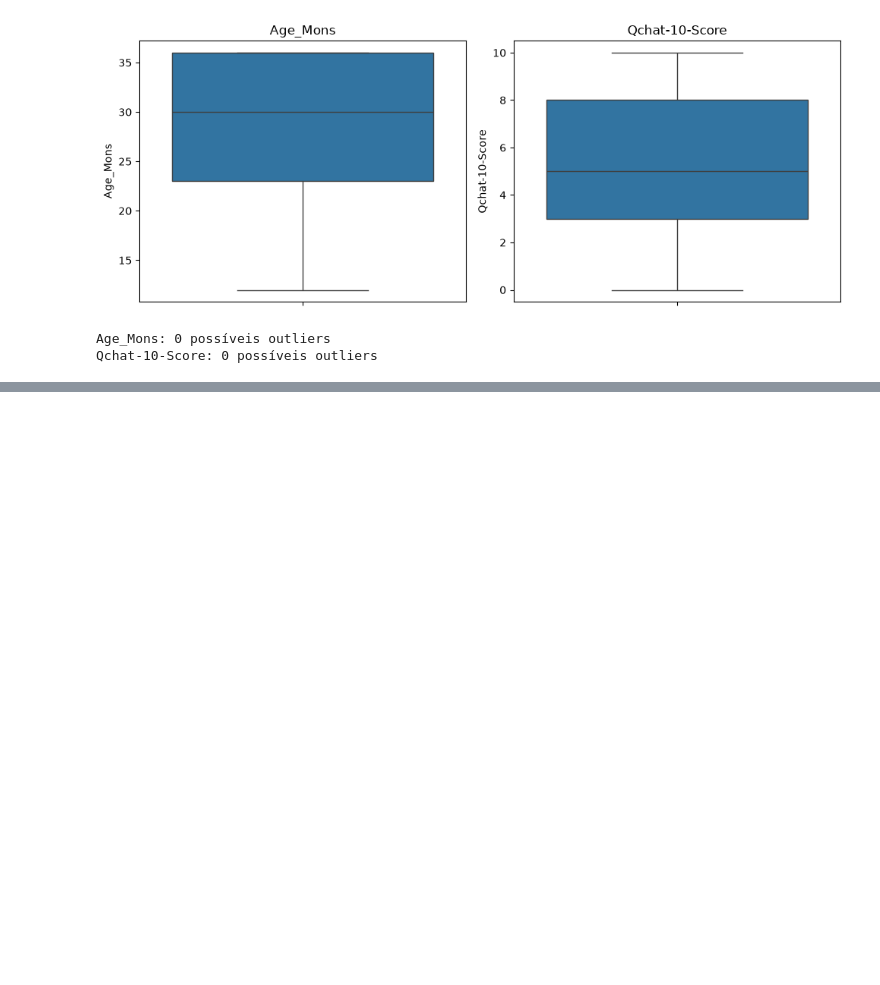
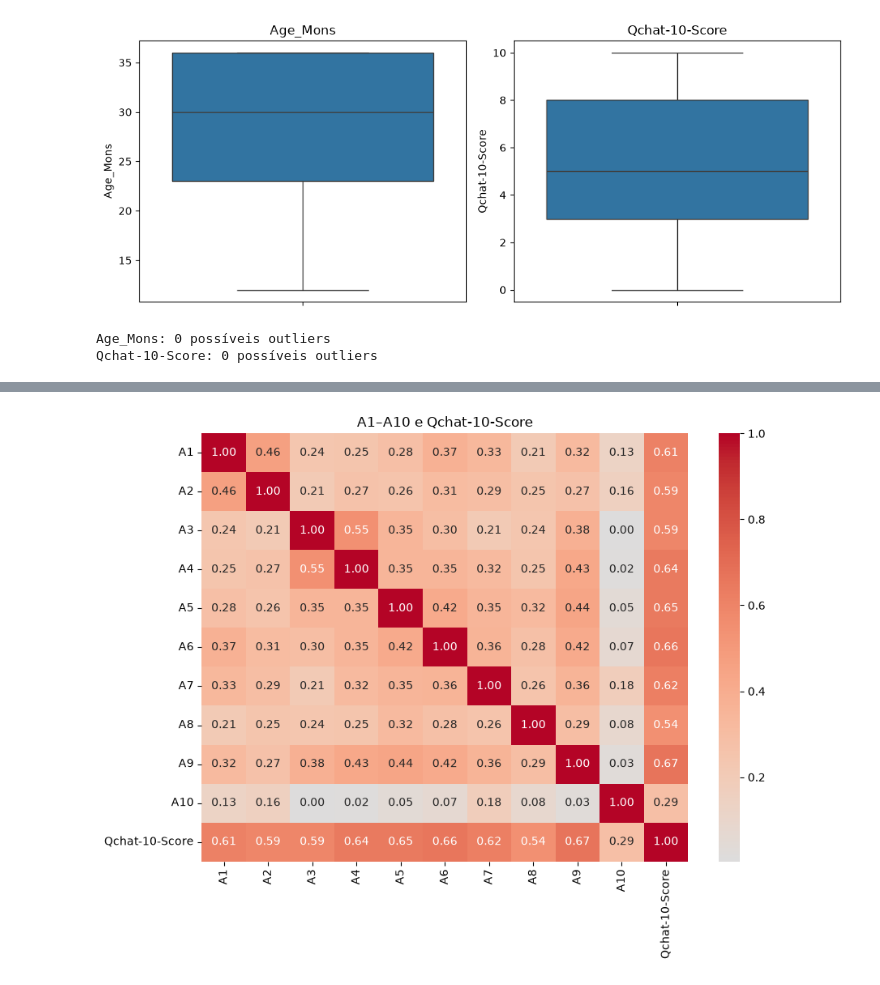
Before and after one commit to MachadoEduardo/autism-screening-data-analysis, a Jupyter notebook: notebooks/01_exploratory_data_analysis.ipynb, the cells around one changed output, grey strips where cells are left out. Cells and saved outputs as stored; diff of their text form; code cells hidden in the pictures; blank space fills up the shorter version.

```diff
--- a/notebooks/01_exploratory_data_analysis.ipynb
+++ b/notebooks/01_exploratory_data_analysis.ipynb
@@ -255,0 +309,12 @@ Qchat-10-Score: 0 possíveis outliers
+# %%
+a_cols = [f"A{i}" for i in range(1, 11)]
+corr_cols = a_cols + ["Qchat-10-Score"]
+corr = df[corr_cols].corr()
+
+fig, ax = plt.subplots(figsize=(9, 7))
+sns.heatmap(corr, annot=True, fmt=".2f", cmap="coolwarm", center=0, ax=ax)
+ax.set_title("A1–A10 e Qchat-10-Score")
+plt.tight_layout()
+plt.show()
+# %% [output]
+[figure, added]
```
Also changed, not shown: parts of 8 cells of this notebook, 1 other file.
